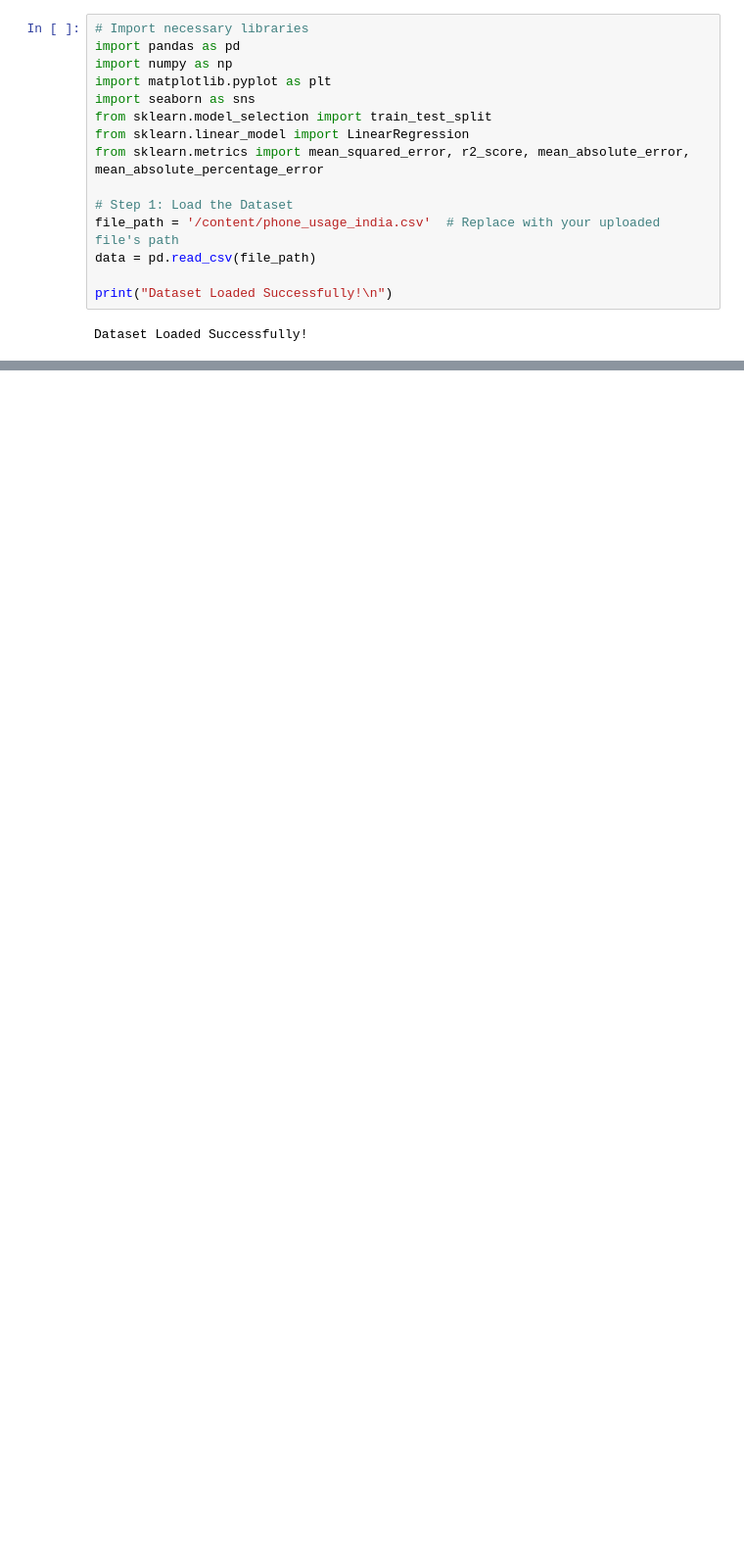
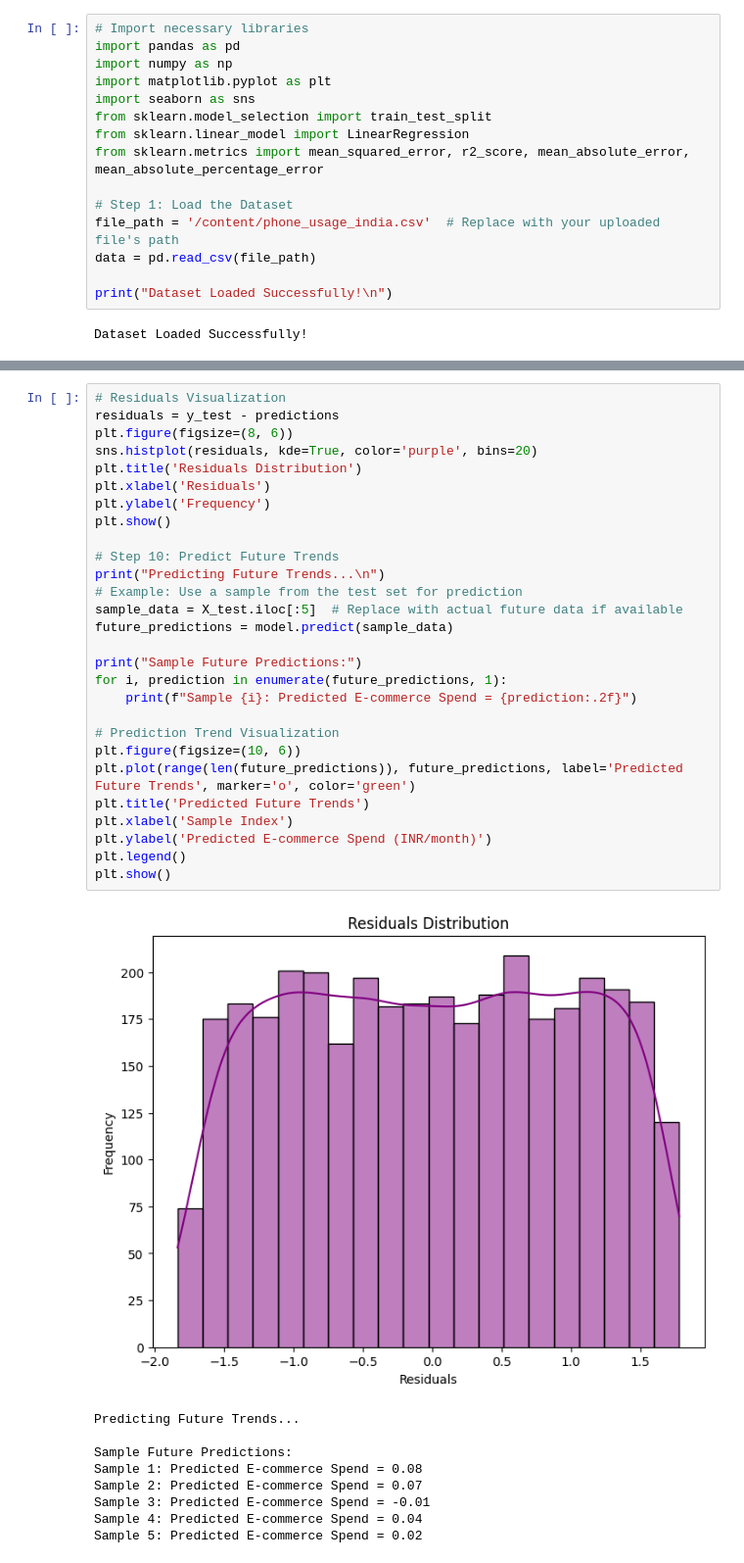
Before and after one commit to himanshkr03/Data_Visualization_Experiment, a Jupyter notebook: Data_Visualization_exp_4.ipynb, the cells around one changed output, grey strips where cells are left out. Shown at 98% size. Saved outputs shown, nothing was run; the diff lists cells and outputs as text; blank space fills up the shorter version.

```diff
--- a/Data_Visualization_exp_4.ipynb
+++ b/Data_Visualization_exp_4.ipynb
@@ -46,0 +175,38 @@ Cleaning and Preprocessing Data...
+# %%
+# Residuals Visualization
+residuals = y_test - predictions
+plt.figure(figsize=(8, 6))
+sns.histplot(residuals, kde=True, color='purple', bins=20)
+plt.title('Residuals Distribution')
+plt.xlabel('Residuals')
+plt.ylabel('Frequency')
+plt.show()
+
+# Step 10: Predict Future Trends
+print("Predicting Future Trends...\n")
+# Example: Use a sample from the test set for prediction
+sample_data = X_test.iloc[:5]  # Replace with actual future data if available
+future_predictions = model.predict(sample_data)
+
+print("Sample Future Predictions:")
+for i, prediction in enumerate(future_predictions, 1):
+    print(f"Sample {i}: Predicted E-commerce Spend = {prediction:.2f}")
+
+# Prediction Trend Visualization
+plt.figure(figsize=(10, 6))
+plt.plot(range(len(future_predictions)), future_predictions, label='Predicted Future Trends', marker='o', color='green')
+plt.title('Predicted Future Trends')
+plt.xlabel('Sample Index')
+plt.ylabel('Predicted E-commerce Spend (INR/month)')
+plt.legend()
+plt.show()
+# %% [output]
+[figure, added]
+Predicting Future Trends...
+
+Sample Future Predictions:
+Sample 1: Predicted E-commerce Spend = 0.08
+Sample 2: Predicted E-commerce Spend = 0.07
+Sample 3: Predicted E-commerce Spend = -0.01
+Sample 4: Predicted E-commerce Spend = 0.04
+Sample 5: Predicted E-commerce Spend = 0.02
```
Also changed, not shown: parts of 6 cells of this notebook.
